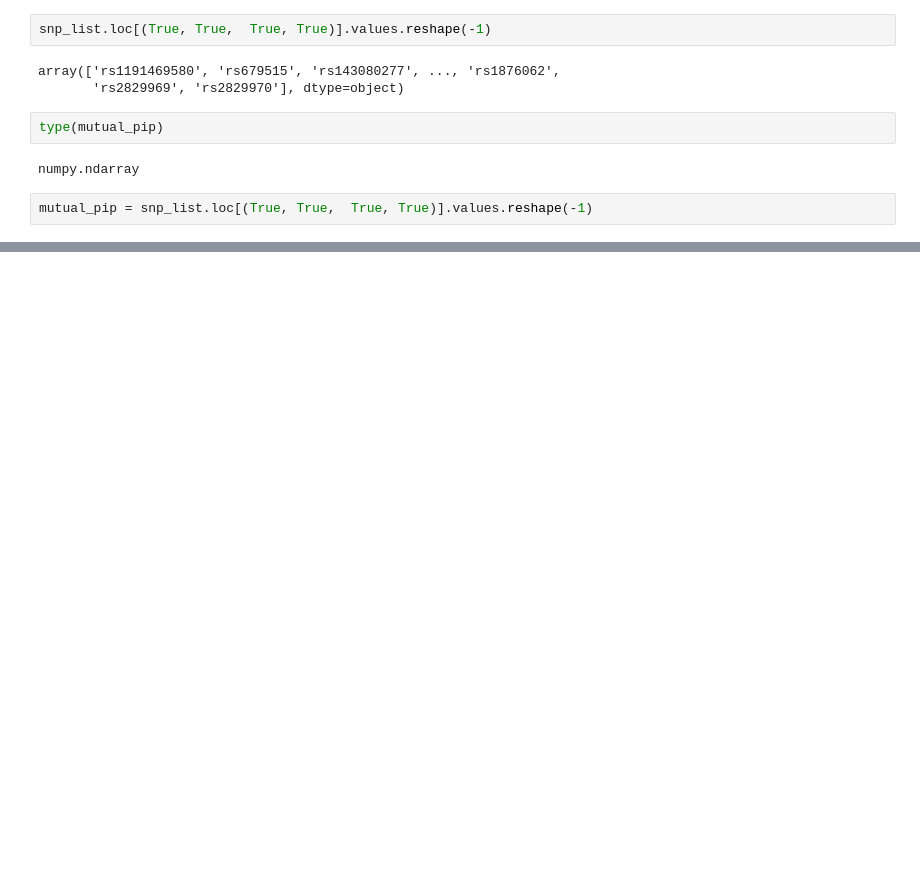
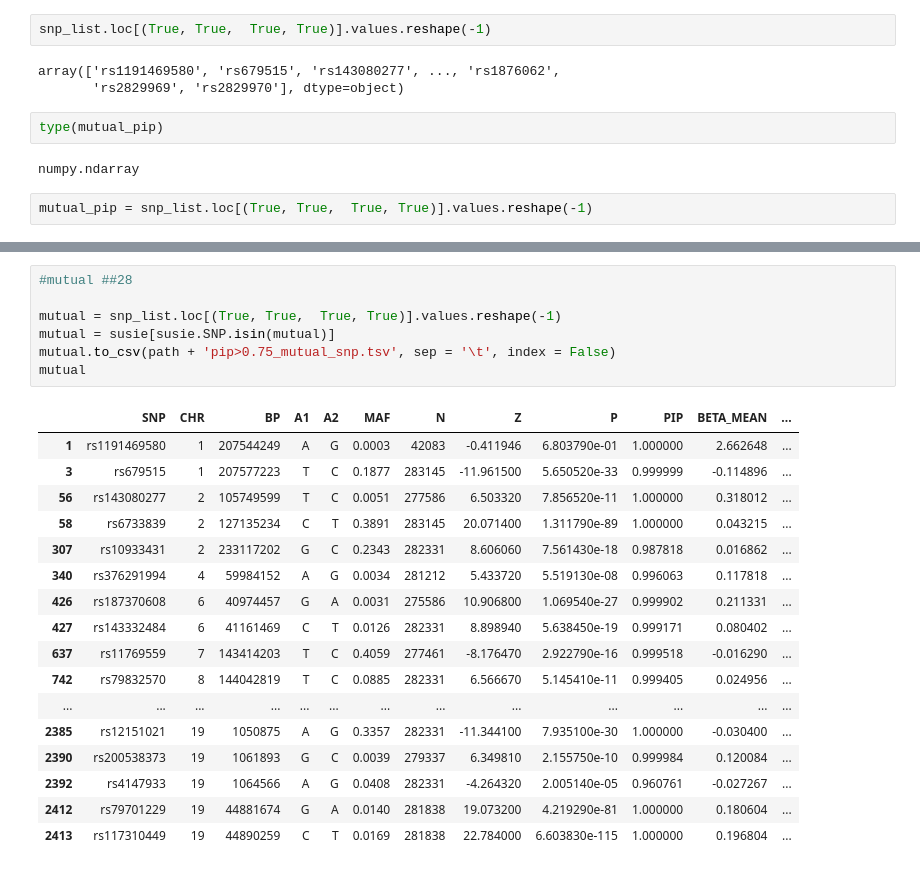
Before and after one commit to teresa-sansan/ADSP_polyfun, a Jupyter notebook: coloc/snp_of_interest.ipynb, the cells around one changed output, grey strips where cells are left out. Saved outputs shown, nothing was run; the diff lists cells and outputs as text; blank space fills up the shorter version.

```diff
--- a/coloc/snp_of_interest.ipynb
+++ b/coloc/snp_of_interest.ipynb
@@ -208,0 +222,25 @@ mutual_pip = snp_list.loc[(True, True,  True, True)].values.reshape(-1)
+# %%
+#mutual ##28
+
+mutual = snp_list.loc[(True, True,  True, True)].values.reshape(-1)
+mutual = susie[susie.SNP.isin(mutual)]
+mutual.to_csv(path + 'pip>0.75_mutual_snp.tsv', sep = '\t', index = False)
+mutual
+# %% [output]
+|  | SNP | CHR | BP | A1 | A2 | MAF | N | Z | P | PIP | BETA_MEAN | ... |
+| 1 | rs1191469580 | 1 | 207544249 | A | G | 0.0003 | 42083 | -0.411946 | 6.803790e-01 | 1.000000 | 2.662648 | ... |
+| 3 | rs679515 | 1 | 207577223 | T | C | 0.1877 | 283145 | -11.961500 | 5.650520e-33 | 0.999999 | -0.114896 | ... |
+| 56 | rs143080277 | 2 | 105749599 | T | C | 0.0051 | 277586 | 6.503320 | 7.856520e-11 | 1.000000 | 0.318012 | ... |
+| 58 | rs6733839 | 2 | 127135234 | C | T | 0.3891 | 283145 | 20.071400 | 1.311790e-89 | 1.000000 | 0.043215 | ... |
+| 307 | rs10933431 | 2 | 233117202 | G | C | 0.2343 | 282331 | 8.606060 | 7.561430e-18 | 0.987818 | 0.016862 | ... |
+| 340 | rs376291994 | 4 | 59984152 | A | G | 0.0034 | 281212 | 5.433720 | 5.519130e-08 | 0.996063 | 0.117818 | ... |
+| 426 | rs187370608 | 6 | 40974457 | G | A | 0.0031 | 275586 | 10.906800 | 1.069540e-27 | 0.999902 | 0.211331 | ... |
+| 427 | rs143332484 | 6 | 41161469 | C | T | 0.0126 | 282331 | 8.898940 | 5.638450e-19 | 0.999171 | 0.080402 | ... |
+| 637 | rs11769559 | 7 | 143414203 | T | C | 0.4059 | 277461 | -8.176470 | 2.922790e-16 | 0.999518 | -0.016290 | ... |
+| 742 | rs79832570 | 8 | 144042819 | T | C | 0.0885 | 282331 | 6.566670 | 5.145410e-11 | 0.999405 | 0.024956 | ... |
+| ... | ... | ... | ... | ... | ... | ... | ... | ... | ... | ... | ... | ... |
+| 2385 | rs12151021 | 19 | 1050875 | A | G | 0.3357 | 282331 | -11.344100 | 7.935100e-30 | 1.000000 | -0.030400 | ... |
+| 2390 | rs200538373 | 19 | 1061893 | G | C | 0.0039 | 279337 | 6.349810 | 2.155750e-10 | 0.999984 | 0.120084 | ... |
+| 2392 | rs4147933 | 19 | 1064566 | A | G | 0.0408 | 282331 | -4.264320 | 2.005140e-05 | 0.960761 | -0.027267 | ... |
+| 2412 | rs79701229 | 19 | 44881674 | G | A | 0.0140 | 281838 | 19.073200 | 4.219290e-81 | 1.000000 | 0.180604 | ... |
+| 2413 | rs117310449 | 19 | 44890259 | C | T | 0.0169 | 281838 | 22.784000 | 6.603830e-115 | 1.000000 | 0.196804 | ... |
```
Also changed, not shown: parts of 17 cells of this notebook, 3 other files.
